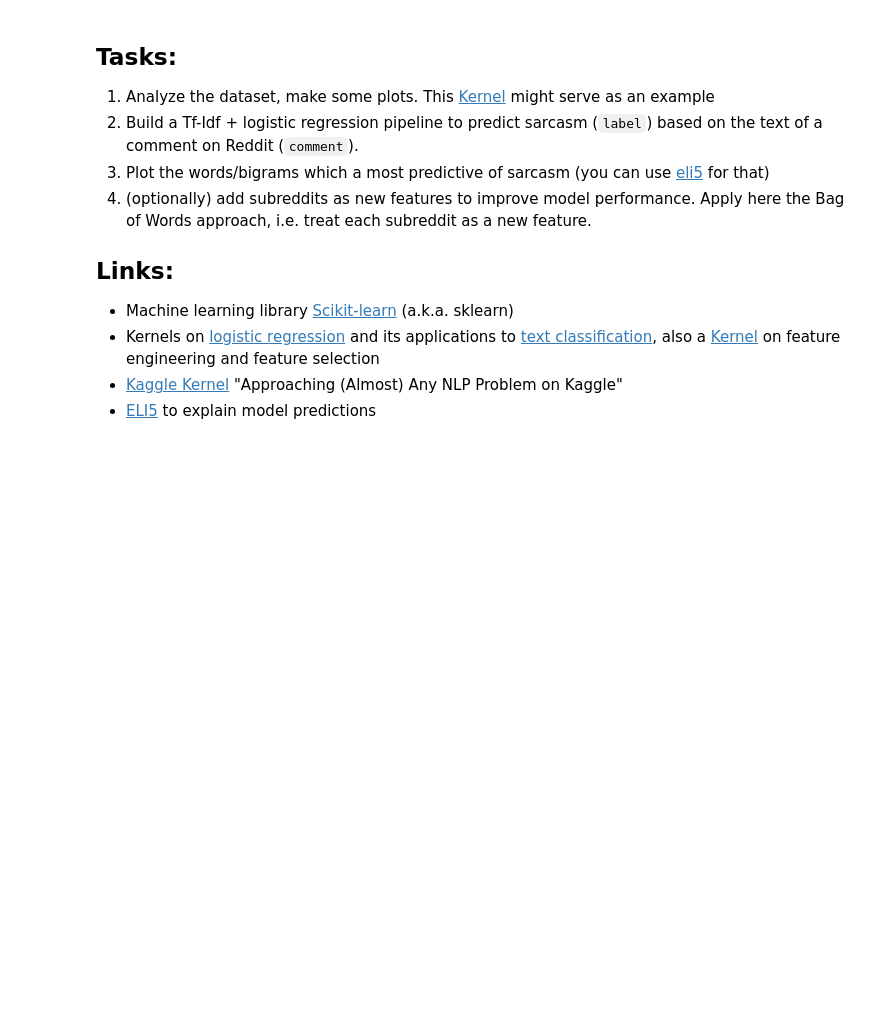
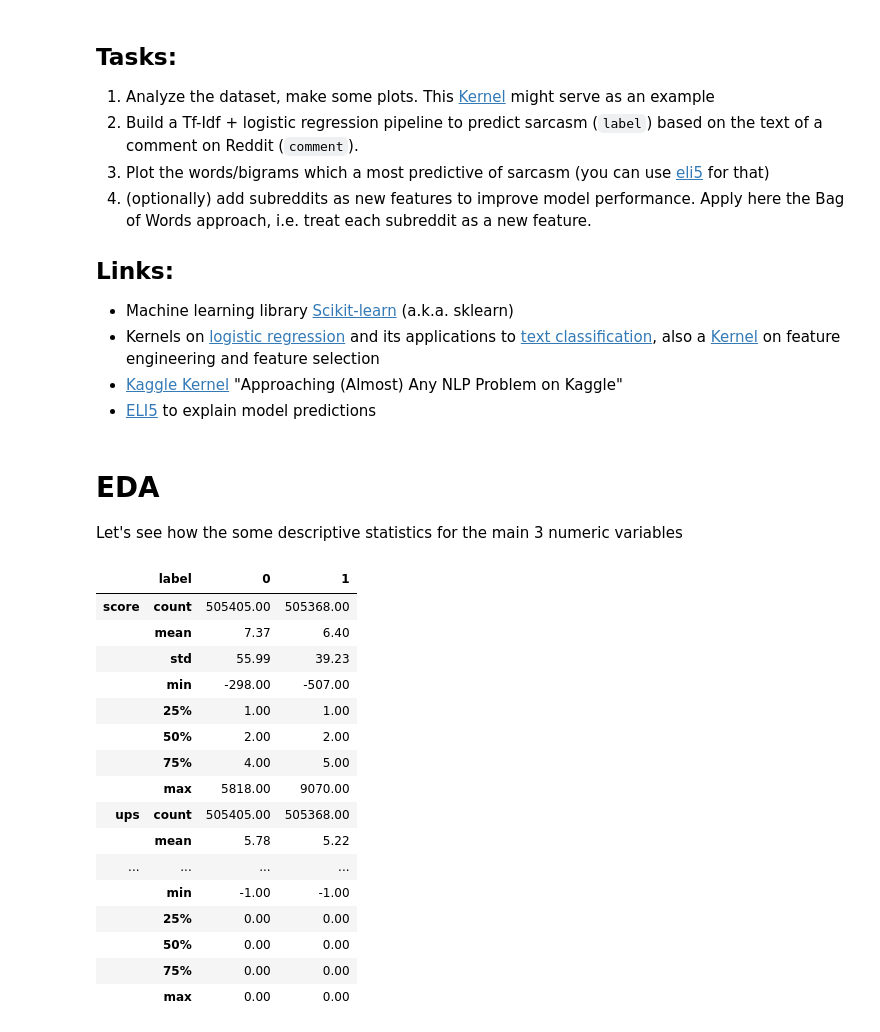
Before and after one commit to tadejsv/mlcourse.ai, a Jupyter notebook: jupyter_english/assignments_demo/assignment04_sarcasm_detection_with_logit.ipynb, the cells around one changed output. Cells and saved outputs as stored; diff of their text form; code cells hidden in the pictures; blank space fills up the shorter version.

```diff
--- a/jupyter_english/assignments_demo/assignment04_sarcasm_detection_with_logit.ipynb
+++ b/jupyter_english/assignments_demo/assignment04_sarcasm_detection_with_logit.ipynb
@@ -90,3 +110,27 @@ train_texts, valid_texts, y_train, y_valid = \
   - Kernels on [logistic regression](https://www.kaggle.com/kashnitsky/topic-4-linear-models-part-2-classification) and its applications to [text classification](https://www.kaggle.com/kashnitsky/topic-4-linear-models-part-4-more-of-logit), also a [Kernel](https://www.kaggle.com/kashnitsky/topic-6-feature-engineering-and-feature-selection) on feature engineering and feature selection
   - [Kaggle Kernel](https://www.kaggle.com/abhishek/approaching-almost-any-nlp-problem-on-kaggle) "Approaching (Almost) Any NLP Problem on Kaggle"
   - [ELI5](https://github.com/TeamHG-Memex/eli5) to explain model predictions
+# %% [markdown]
+# EDA
+
+Let's see how the some descriptive statistics for the main 3 numeric variables
+# %%
+train_df.groupby("label")[["score", "ups", "downs"]].describe().round(2).T
+# %% [output]
+|  | label | 0 | 1 |
+| score | count | 505405.00 | 505368.00 |
+|  | mean | 7.37 | 6.40 |
+|  | std | 55.99 | 39.23 |
+|  | min | -298.00 | -507.00 |
+|  | 25% | 1.00 | 1.00 |
+|  | 50% | 2.00 | 2.00 |
+|  | 75% | 4.00 | 5.00 |
+|  | max | 5818.00 | 9070.00 |
+| ups | count | 505405.00 | 505368.00 |
+|  | mean | 5.78 | 5.22 |
+| ... | ... | ... | ... |
+|  | min | -1.00 | -1.00 |
+|  | 25% | 0.00 | 0.00 |
+|  | 50% | 0.00 | 0.00 |
+|  | 75% | 0.00 | 0.00 |
+|  | max | 0.00 | 0.00 |
```
Also changed, not shown: parts of 31 cells of this notebook, 3 other files.
